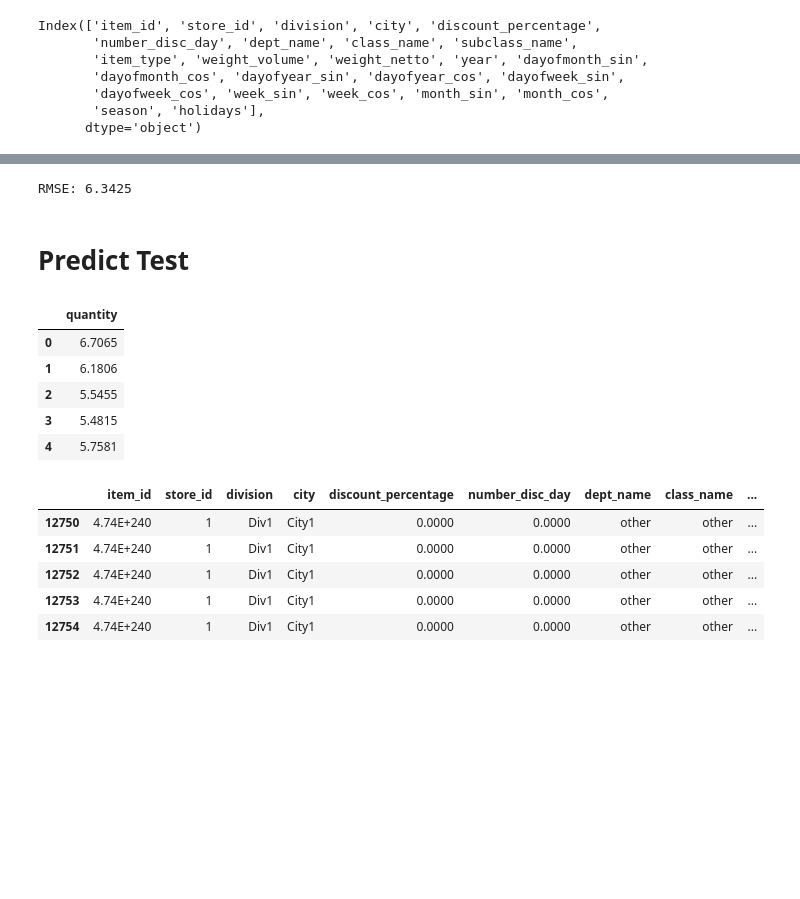
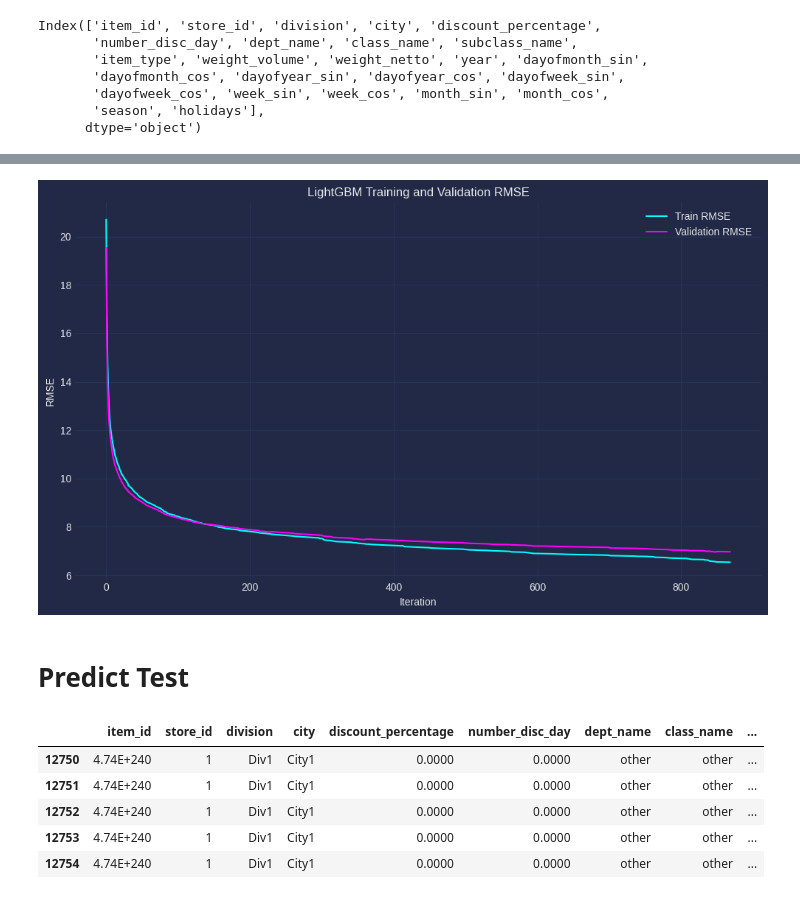
Before and after one commit to dung250804/BA_project, a Jupyter notebook: best-lightgbm.ipynb, the cells around one changed output, grey strips where cells are left out. Saved outputs shown, nothing was run; the diff lists cells and outputs as text; code cells hidden in the pictures; blank space fills up the shorter version.

```diff
--- a/best-lightgbm.ipynb
+++ b/best-lightgbm.ipynb
@@ -1099,25 +1091,24 @@ Best RMSE: 6.342533712942939
-# %%
-model_file = "xgboost_best_model"
-best_model.save_model(f"/kaggle/working/{model_file}.json")
-
-rmse_val = RMSE(y_val, best_model.predict(X_val))
-print(f"RMSE: {rmse_val:.4f}")
-# %% [output]
-RMSE: 6.3425
+# %%
+# ====================
+# 6. Vẽ biểu đồ RMSE
+# ====================
+train_rmse = evals_result["train"]["rmse"]
+val_rmse = evals_result["valid"]["rmse"]
+
+plt.figure(figsize=(10, 6))
+plt.plot(train_rmse, label="Train RMSE", color="cyan")
+plt.plot(val_rmse, label="Validation RMSE", color="magenta")
+plt.xlabel("Iteration")
+plt.ylabel("RMSE")
+plt.title("LightGBM Training and Validation RMSE")
+plt.grid(True)
+plt.legend()
+plt.tight_layout()
+plt.show()
+# %% [output]
+[figure, added]
 # %% [markdown]
 # Predict Test
-# %%
-quantity_pred = best_model.predict(X_test_transformed)
-df_test["quantity"] = quantity_pred
-df_submission = df_test[["quantity"]]
-df_submission.head()
-# %% [output]
-|  | quantity |
-| 0 | 6.7065 |
-| 1 | 6.1806 |
-| 2 | 5.5455 |
-| 3 | 5.4815 |
-| 4 | 5.7581 |
 # %%
 missing_items = df_test[~df_test.item_id.isin(df.item_id)]
 missing_items.head()
```
Also changed, not shown: parts of 11 cells of this notebook.
